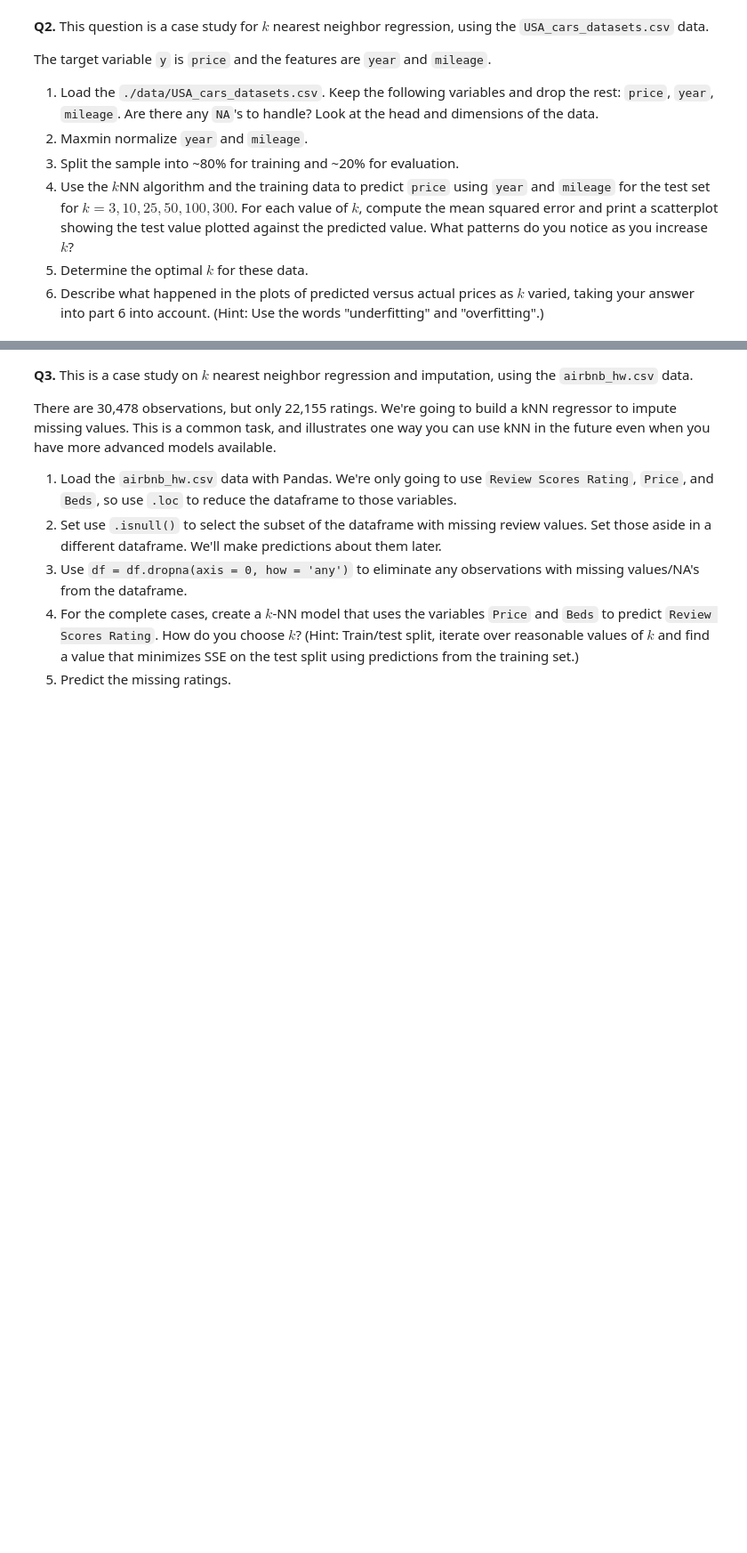
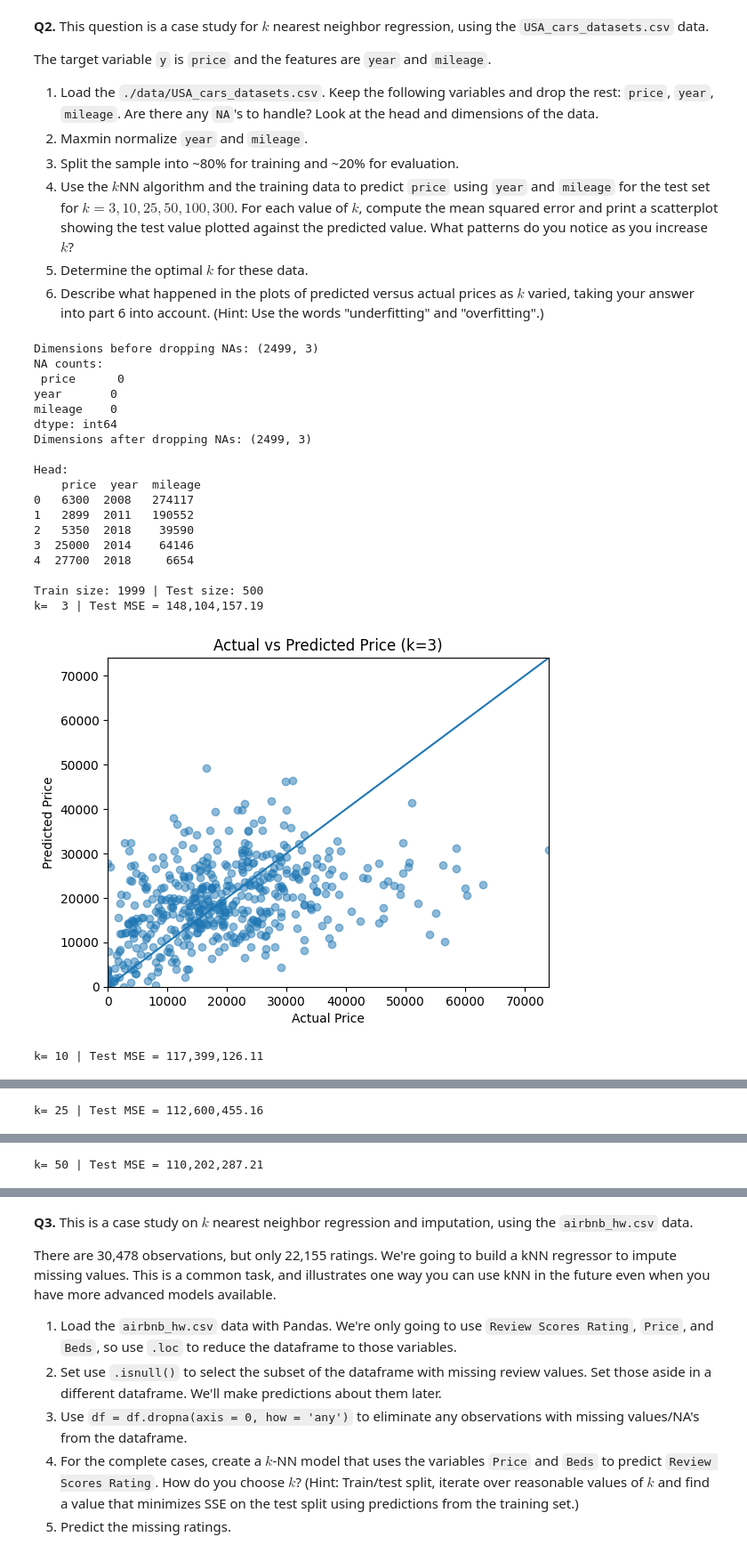
Before and after one commit to shawnmalik1/knn_assignment, a Jupyter notebook: assignment_knn.ipynb, the cells around one changed output, grey strips where cells are left out. Shown at 89% size. Cells and saved outputs as stored; diff of their text form; code cells hidden in the pictures; blank space fills up the shorter version.

```diff
--- a/assignment_knn.ipynb
+++ b/assignment_knn.ipynb
@@ -23,3 +35,81 @@ The target variable `y` is `price` and the features are `year` and `mileage`.
 4. Use the $k$NN algorithm and the training data to predict `price` using `year` and `mileage` for the test set for $k=3,10,25,50,100,300$. For each value of $k$, compute the mean squared error and print a scatterplot showing the test value plotted against the predicted value. What patterns do you notice as you increase $k$?
 5. Determine the optimal $k$ for these data.
 6. Describe what happened in the plots of predicted versus actual prices as $k$ varied, taking your answer into part 6 into account. (Hint: Use the words "underfitting" and "overfitting".)
+# %%
+import pandas as pd
+import numpy as np
+from sklearn.model_selection import train_test_split
+from sklearn.preprocessing import MinMaxScaler
+from sklearn.neighbors import KNeighborsRegressor
+from sklearn.metrics import mean_squared_error
+import matplotlib.pyplot as plt
+
+# 1) Load, keep columns, check NAs, show head/dims
+df_raw = pd.read_csv("./data/USA_cars_datasets.csv")
+df = df_raw[["price", "year", "mileage"]].copy()
+print("Dimensions before dropping NAs:", df.shape)
+print("NA counts:\n", df.isna().sum())
+df = df.dropna(subset=["price", "year", "mileage"]).copy()
+print("Dimensions after dropping NAs:", df.shape)
+print("\nHead:\n", df.head())
+
+# 2) Min–max normalize features
+scaler = MinMaxScaler()
+X = df[["year", "mileage"]].to_numpy()
+y = df["price"].to_numpy(dtype=float)
+X_scaled = scaler.fit_transform(X)
+
+# 3) 80/20 split
+X_train, X_test, y_train, y_test = train_test_split(
+    X_scaled, y, test_size=0.2, random_state=42
+)
+print("\nTrain size:", X_train.shape[0], "| Test size:", X_test.shape[0])
+
+# 4) Fit kNN for various k
+k_values = [3, 10, 25, 50, 100, 300]
+mse_results = []
+
+for k in k_values:
+    knn = KNeighborsRegressor(n_neighbors=k, weights="uniform", metric="minkowski", p=2)
+    knn.fit(X_train, y_train)
+    y_pred = knn.predict(X_test)
+    mse = mean_squared_error(y_test, y_pred)
+    mse_results.append((k, mse))
+    print(f"k={k:>3} | Test MSE = {mse:,.2f}")
+
+    plt.figure()
+    plt.scatter(y_test, y_pred, alpha=0.5)
+    plt.xlabel("Actual Price")
+    plt.ylabel("Predicted Price")
+    plt.title(f"Actual vs Predicted Price (k={k})")
+    lo = min(np.min(y_test), np.min(y_pred))
+    hi = max(np.max(y_test), np.max(y_pred))
+    plt.plot([lo, hi], [lo, hi])
+    plt.xlim(lo, hi)
+    plt.ylim(lo, hi)
+    plt.show()
+
+# 5) Optimal k by min test MSE
+best_k, best_mse = sorted(mse_results, key=lambda t: t[1])[0]
+print(f"\nOptimal k (min test MSE): {best_k} | MSE = {best_mse:,.2f}")
+# %% [output]
+Dimensions before dropping NAs: (2499, 3)
+NA counts:
+ price      0
+year       0
+mileage    0
+dtype: int64
+Dimensions after dropping NAs: (2499, 3)
+
+Head:
+    price  year  mileage
+0   6300  2008   274117
+1   2899  2011   190552
+2   5350  2018    39590
+3  25000  2014    64146
+4  27700  2018     6654
+
+Train size: 1999 | Test size: 500
+k=  3 | Test MSE = 148,104,157.19
+[figure, added]
+k= 10 | Test MSE = 117,399,126.11
@@ -25,0 +117 @@ The target variable `y` is `price` and the features are `year` and `mileage`.
+k= 25 | Test MSE = 112,600,455.16
@@ -25,0 +119 @@ The target variable `y` is `price` and the features are `year` and `mileage`.
+k= 50 | Test MSE = 110,202,287.21
```
Also changed, not shown: parts of 3 cells of this notebook.
